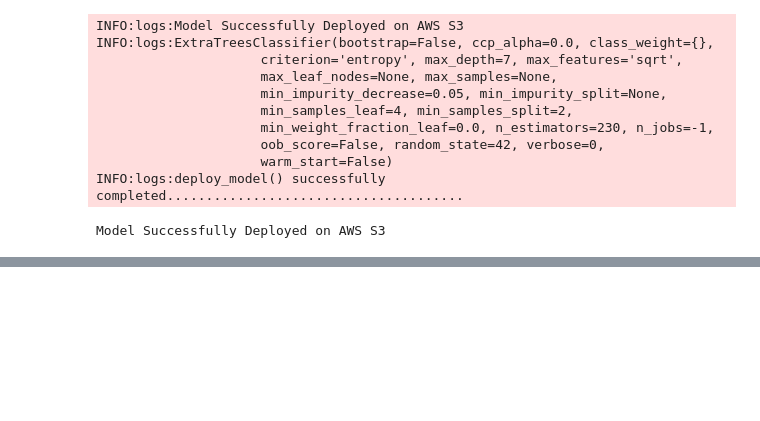
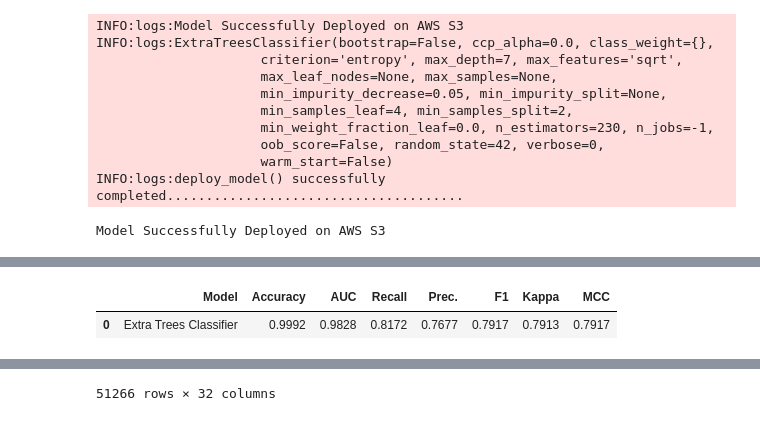
Before and after one commit to SohamIITBombay/MLOps_Assignment, a Jupyter notebook: src/pycaret_expt2.ipynb, the cells around one changed output, grey strips where cells are left out. Cells and saved outputs as stored; diff of their text form; code cells hidden in the pictures; blank space fills up the shorter version.

```diff
--- a/src/pycaret_expt2.ipynb
+++ b/src/pycaret_expt2.ipynb
@@ -394,0 +222,5 @@ NameError: name 'check_metric' is not defined
+# %%
+predict_model(final_et) # Finalized Extra Trees Classifier after tuning
+# %% [output]
+|  | Model | Accuracy | AUC | Recall | Prec. | F1 | Kappa | MCC |
+| 0 | Extra Trees Classifier | 0.9992 | 0.9828 | 0.8172 | 0.7677 | 0.7917 | 0.7913 | 0.7917 |
@@ -394,0 +239 @@ NameError: name 'check_metric' is not defined
+51266 rows × 32 columns
```
Also changed, not shown: parts of 23 cells of this notebook.
